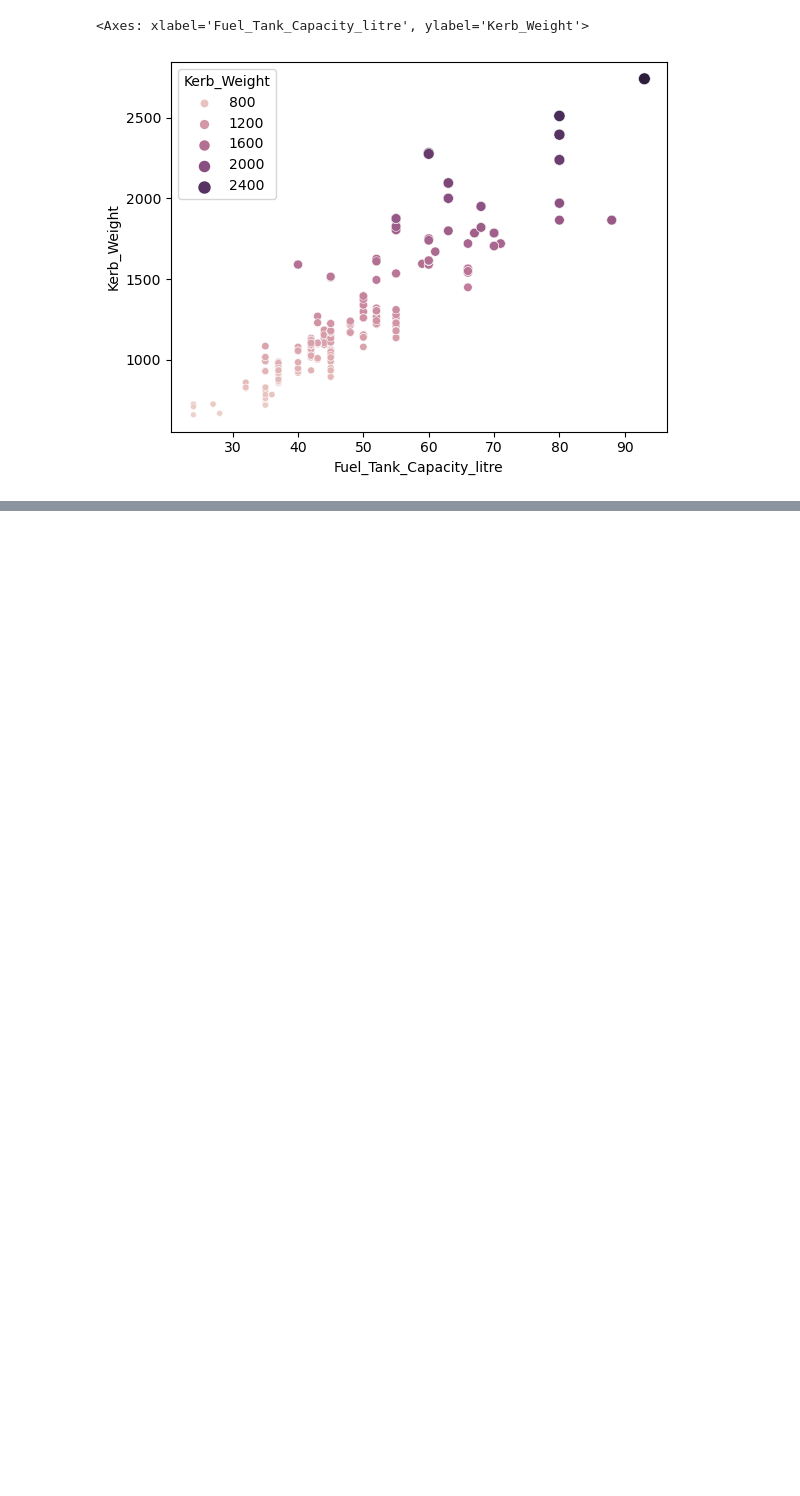
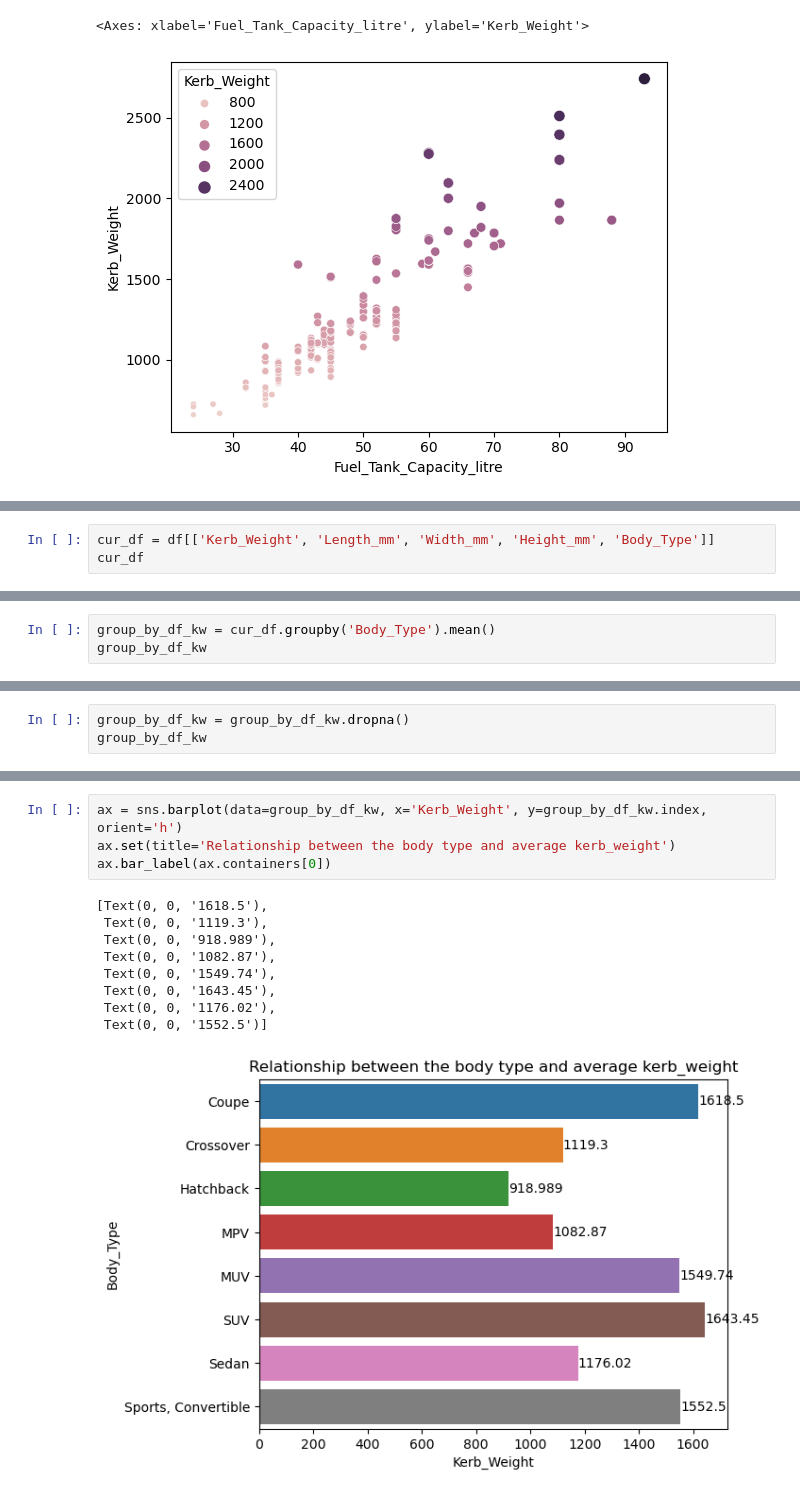
Before and after one commit to Hejiaqi9873/Case_study_4_automobile, a Jupyter notebook: case_study4.ipynb, the cells around one changed output, grey strips where cells are left out. Saved outputs shown, nothing was run; the diff lists cells and outputs as text; blank space fills up the shorter version.

```diff
--- a/case_study4.ipynb
+++ b/case_study4.ipynb
@@ -848,0 +833,3 @@ sns.scatterplot(data=cur_df, x=cur_df['Fuel_Tank_Capacity_litre'], y=cur_df['Ker
+# %%
+cur_df = df[['Kerb_Weight', 'Length_mm', 'Width_mm', 'Height_mm', 'Body_Type']]
+cur_df
@@ -848,0 +853,3 @@ sns.scatterplot(data=cur_df, x=cur_df['Fuel_Tank_Capacity_litre'], y=cur_df['Ker
+# %%
+group_by_df_kw = cur_df.groupby('Body_Type').mean()
+group_by_df_kw
@@ -848,0 +870,3 @@ sns.scatterplot(data=cur_df, x=cur_df['Fuel_Tank_Capacity_litre'], y=cur_df['Ker
+# %%
+group_by_df_kw = group_by_df_kw.dropna()
+group_by_df_kw
@@ -848,0 +884,14 @@ sns.scatterplot(data=cur_df, x=cur_df['Fuel_Tank_Capacity_litre'], y=cur_df['Ker
+# %%
+ax = sns.barplot(data=group_by_df_kw, x='Kerb_Weight', y=group_by_df_kw.index, orient='h')
+ax.set(title='Relationship between the body type and average kerb_weight')
+ax.bar_label(ax.containers[0])
+# %% [output]
+[Text(0, 0, '1618.5'),
+ Text(0, 0, '1119.3'),
+ Text(0, 0, '918.989'),
+ Text(0, 0, '1082.87'),
+ Text(0, 0, '1549.74'),
+ Text(0, 0, '1643.45'),
+ Text(0, 0, '1176.02'),
+ Text(0, 0, '1552.5')]
+[figure, added]
```
Also changed, not shown: parts of 12 cells of this notebook, 1 other file.
